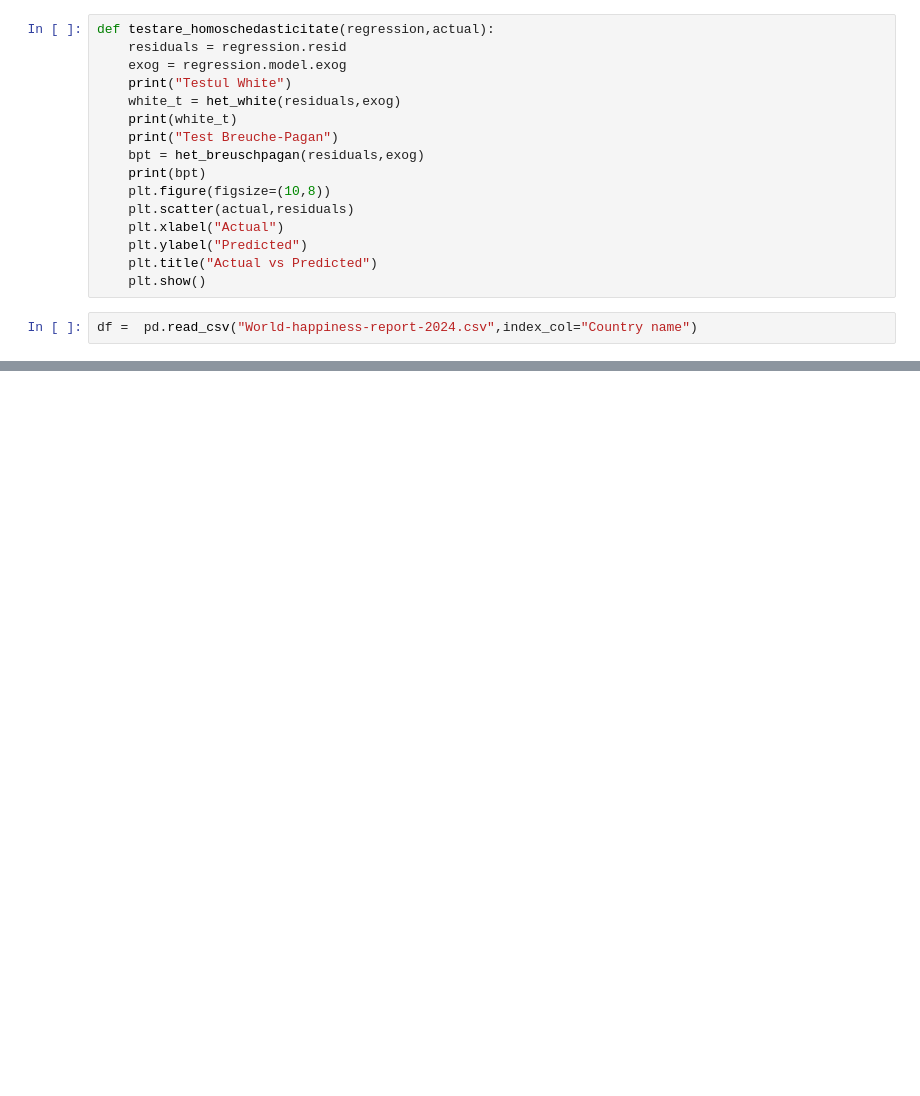
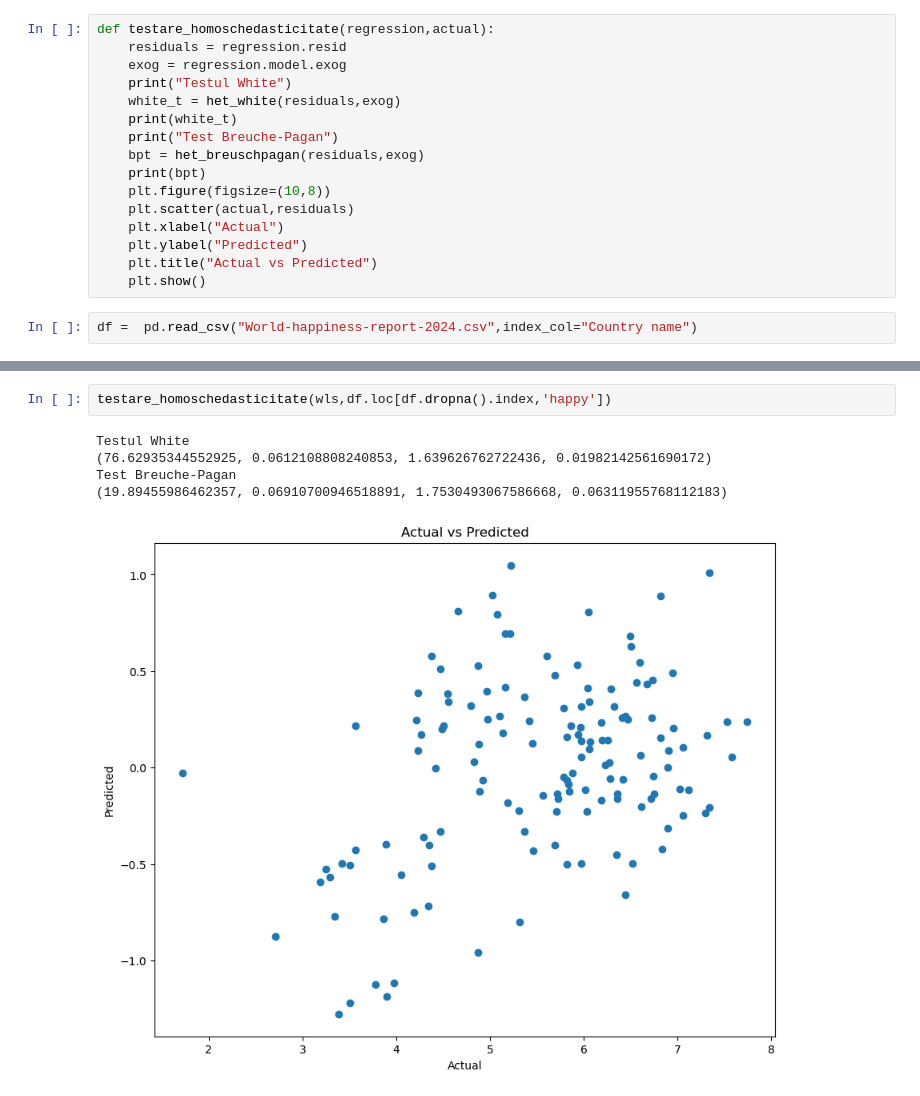
Before and after one commit to srvalex/Econometrie, a Jupyter notebook: Model2.ipynb, the cells around one changed output, grey strips where cells are left out. Drawn from its saved outputs; the diff is of its cells as text; blank space fills up the shorter version.

```diff
--- a/Model2.ipynb
+++ b/Model2.ipynb
@@ -93,0 +150,8 @@ df[df['Regional indicator']=='North America and ANZ']
+# %%
+testare_homoschedasticitate(wls,df.loc[df.dropna().index,'happy'])
+# %% [output]
+Testul White
+(76.62935344552925, 0.0612108808240853, 1.639626762722436, 0.01982142561690172)
+Test Breuche-Pagan
+(19.89455986462357, 0.06910700946518891, 1.7530493067586668, 0.06311955768112183)
+[figure, added]
```
Also changed, not shown: parts of 21 cells of this notebook.
